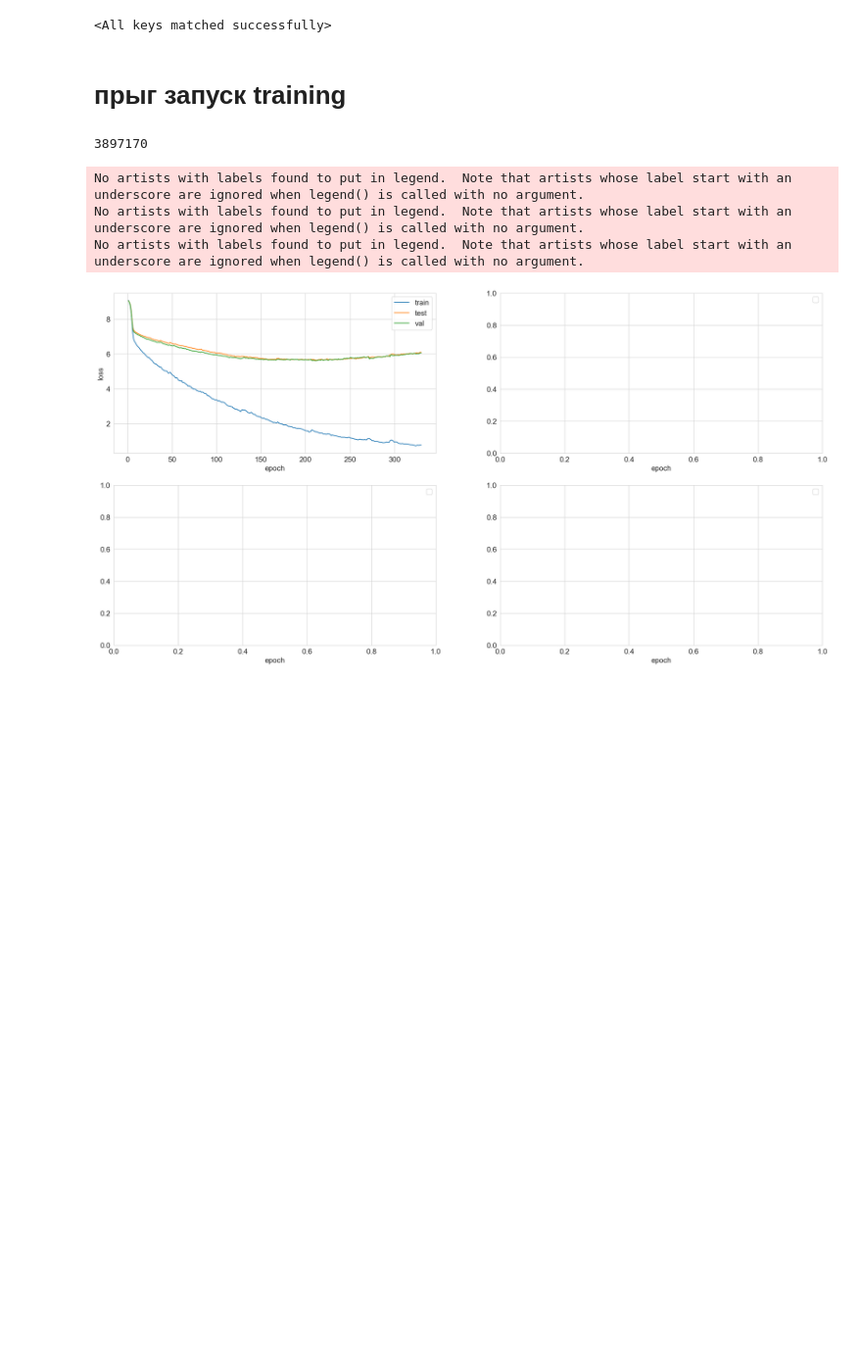
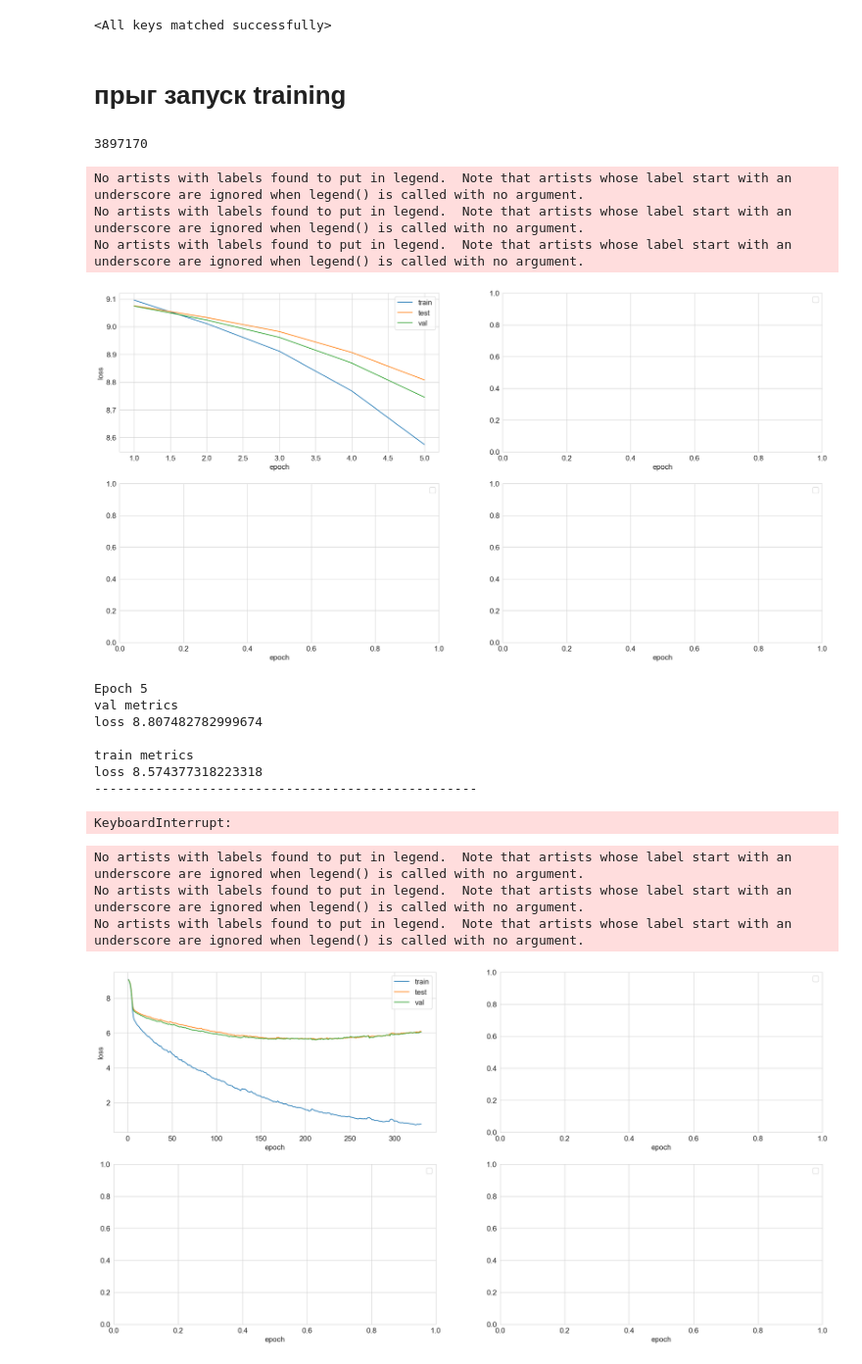
Before and after one commit to Kulikov17/seo-optimization-product-cards, a Jupyter notebook: notebooks/image_captioning_RNN_attention_weighted.ipynb, the cells around one changed output. Shown at 98% size. Cells and saved outputs as stored; diff of their text form; code cells hidden in the pictures; blank space fills up the shorter version.

```diff
--- a/notebooks/image_captioning_RNN_attention_weighted.ipynb
+++ b/notebooks/image_captioning_RNN_attention_weighted.ipynb
@@ -928,7 +928,8 @@ class DecoderRNN(nn.Module):
         h = self.image_embed_to_h0(image_embeds).reshape(batch_size, self.hidden_dim)
         c = self.image_embed_to_c0(image_embeds).reshape(batch_size, self.hidden_dim)
 
-        logits = torch.zeros(batch_size, max_lengths, self.tokenizer.get_vocab_size(), device=image_embeds.device)
+#         logits = torch.zeros(batch_size, max_lengths, self.tokenizer.get_vocab_size(), device=image_embeds.device)
+        output = torch.zeros(batch_size, max_lengths, self.hidden_dim, device=image_embeds.device)
 
         for t in range(max_lengths):
             batch_size_t = sum([l > t for l in lengths])
@@ -936,9 +937,10 @@ class DecoderRNN(nn.Module):
 #             print(embeds.shape)
 #             print(embeds[:batch_size_t, t, :].shape, h[:batch_size_t].shape)
             h, c = self.lstm_cell(embeds[:batch_size_t, t, :], (h[:batch_size_t], c[:batch_size_t]))
-            output = self.linear(h)
-            logits[:batch_size_t, t, :] = output
-#             print("a1", h.shape)
+#             print(h.shape)
+#             output = self.linear(h)
+            output[:batch_size_t, t, :] = h
+#             print("a1", output.shape, logits.shape)
 
             if t == 0:
                 h_ts = torch.cat([h], dim=-1).reshape((batch_size, t+1, self.hidden_dim))
@@ -958,6 +960,7 @@ class DecoderRNN(nn.Module):
                 h = (h_ts * self.weighing_lstm_h[:t+1]).sum(dim=-2)
                 c = (c_ts * self.weighing_lstm_c[:t+1]).sum(dim=-2)
 
+        logits = self.linear(output)
         return logits[original_order]
 
 
@@ -1133,8 +1136,8 @@ class DecoderRNN(nn.Module):
 
             seqs = seqs[incomplete_inds]
             print(h.shape, c.shape)
-            h = h[:, incomplete_inds, :].reshape(self.lstm_layers, k, self.hidden_dim)
-            c = c[:, incomplete_inds, :].reshape(self.lstm_layers, k, self.hidden_dim)
+            h = h[:, incomplete_inds, :].reshape(batch_size, k, self.hidden_dim)
+            c = c[:, incomplete_inds, :].reshape(batch_size, k, self.hidden_dim)
             h_ts = h_ts[:, incomplete_inds, :, :]
             c_ts = c_ts[:, incomplete_inds, :, :]
             top_k_scores = top_k_scores[incomplete_inds].unsqueeze(1)
@@ -1590,7 +1593,38 @@ optimizer = torch.optim.AdamW(
 criterion = torch.nn.CrossEntropyLoss(ignore_index=tokenizer.get_vocab()["[PAD]"]).to(device)
 model, optimizer = accelerator.prepare(model, optimizer)
 # %%
-NUM_EPOCHS = 330
+NUM_EPOCHS = 10
+# %%
+trainer = Trainer(
+            model,
+            optimizer,
+            None,
+            criterion,
+            accelerator,
+            device,
+        )
+
+a = datetime.now()
+train_losses, test_losses, train_metrics, test_metrics = trainer.train(
+            train_loader, val_loader, NUM_EPOCHS, plot=True,
+            check_train_val_loader=TRAIN_VAL, train_val_loader=train_val_loader,
+            calculate_metrics=False, metrics_freq=1000,
+            saving_model=False, save_path_model=Path.cwd() / "rnn_test2")
+b = datetime.now()
+print(b - a)
+# %% [output]
+No artists with labels found to put in legend.  Note that artists whose label start with an underscore are ignored when legend() is called with no argument.
+No artists with labels found to put in legend.  Note that artists whose label start with an underscore are ignored when legend() is called with no argument.
+No artists with labels found to put in legend.  Note that artists whose label start with an underscore are ignored when legend() is called with no argument.
+[figure, added]
+Epoch 5
+val metrics
+loss 8.807482782999674
+
+train metrics
+loss 8.574377318223318
+--------------------------------------------------
+KeyboardInterrupt:
 # %%
 trainer = Trainer(
             model,
```
Also changed, not shown: parts of 1 cell of this notebook, 1 other file.
